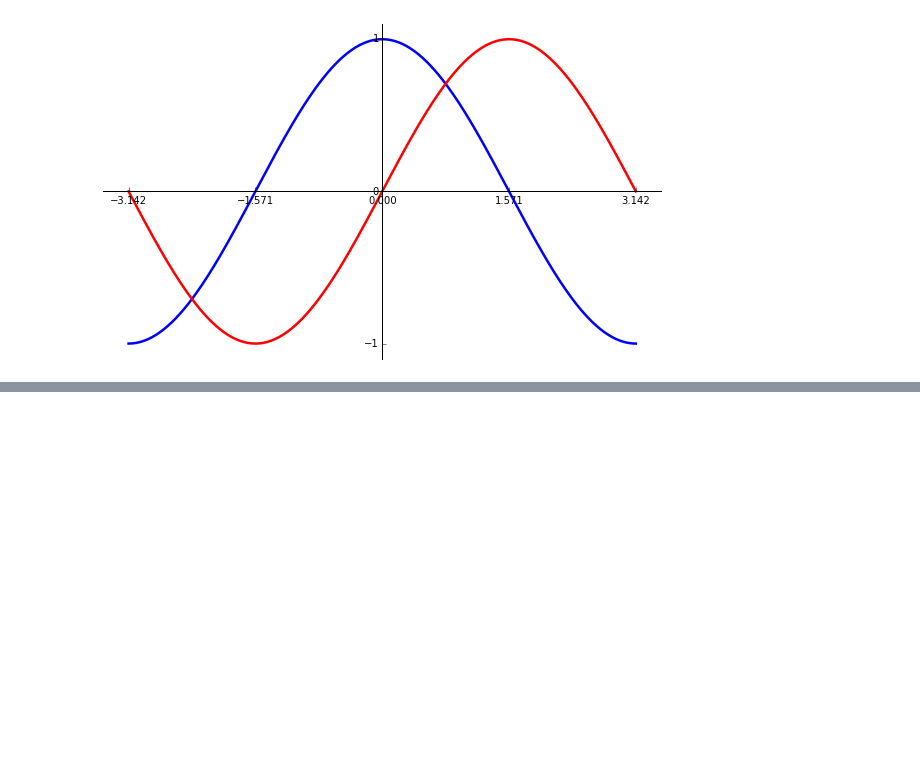
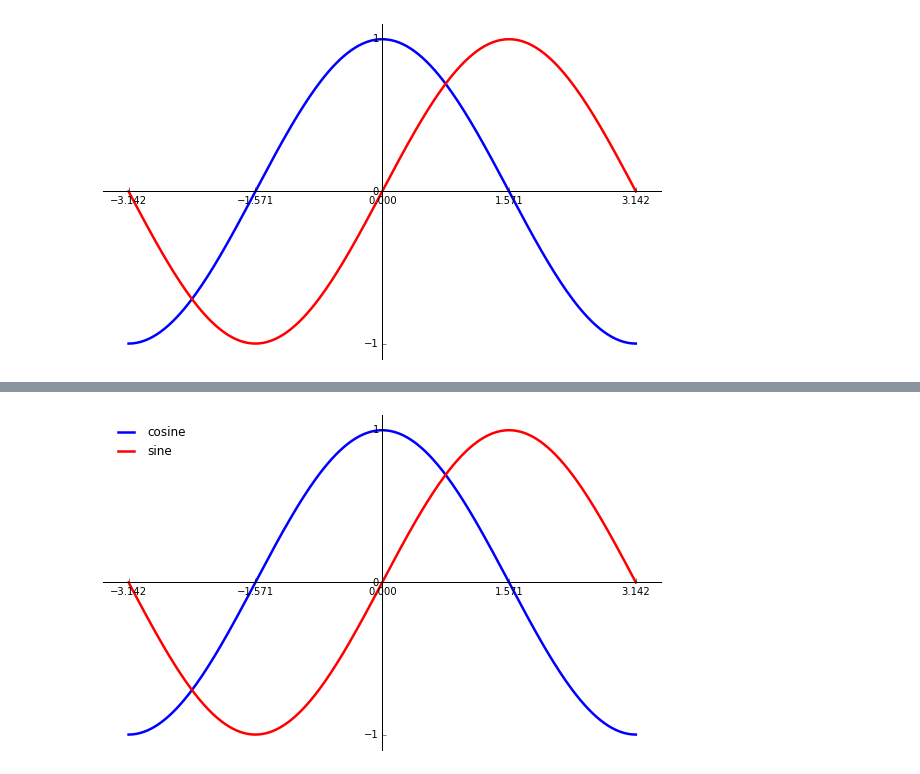
Before and after one commit to kkg8soccer/CSCI-2000, a Jupyter notebook: matplotlib/matplotlib_tutorial.ipynb, the cells around one changed output, grey strips where cells are left out. Cells and saved outputs as stored; diff of their text form; code cells hidden in the pictures; blank space fills up the shorter version.

Commit message:
matplotlib: adding a legend was added

```diff
--- a/matplotlib/matplotlib_tutorial.ipynb
+++ b/matplotlib/matplotlib_tutorial.ipynb
@@ -169,0 +177,25 @@ plt.show()
+# %%
+plt.figure(figsize=(10,6), dpi=80)
+
+plt.xlim(X.min()*1.1, X.max()*1.1)
+plt.ylim(C.min()*1.1, C.max()*1.1)
+
+plt.xticks( [-np.pi, -np.pi/2, 0, np.pi/2, np.pi])
+plt.yticks([-1, 0, +1])
+
+ax = plt.gca()
+ax.spines['right'].set_color('none')
+ax.spines['top'].set_color('none')
+ax.xaxis.set_ticks_position('bottom')
+ax.spines['bottom'].set_position(('data',0))
+ax.yaxis.set_ticks_position('left')
+ax.spines['left'].set_position(('data',0))
+
+plt.plot(X, C, color="blue", linewidth=2.5, linestyle="-", label="cosine")
+plt.plot(X, S, color="red",  linewidth=2.5, linestyle="-", label="sine")
+
+plt.legend(loc='upper left', frameon=False)
+
+plt.show()
+# %% [output]
+[figure, added]
```
Also changed, not shown: parts of 1 cell of this notebook.
